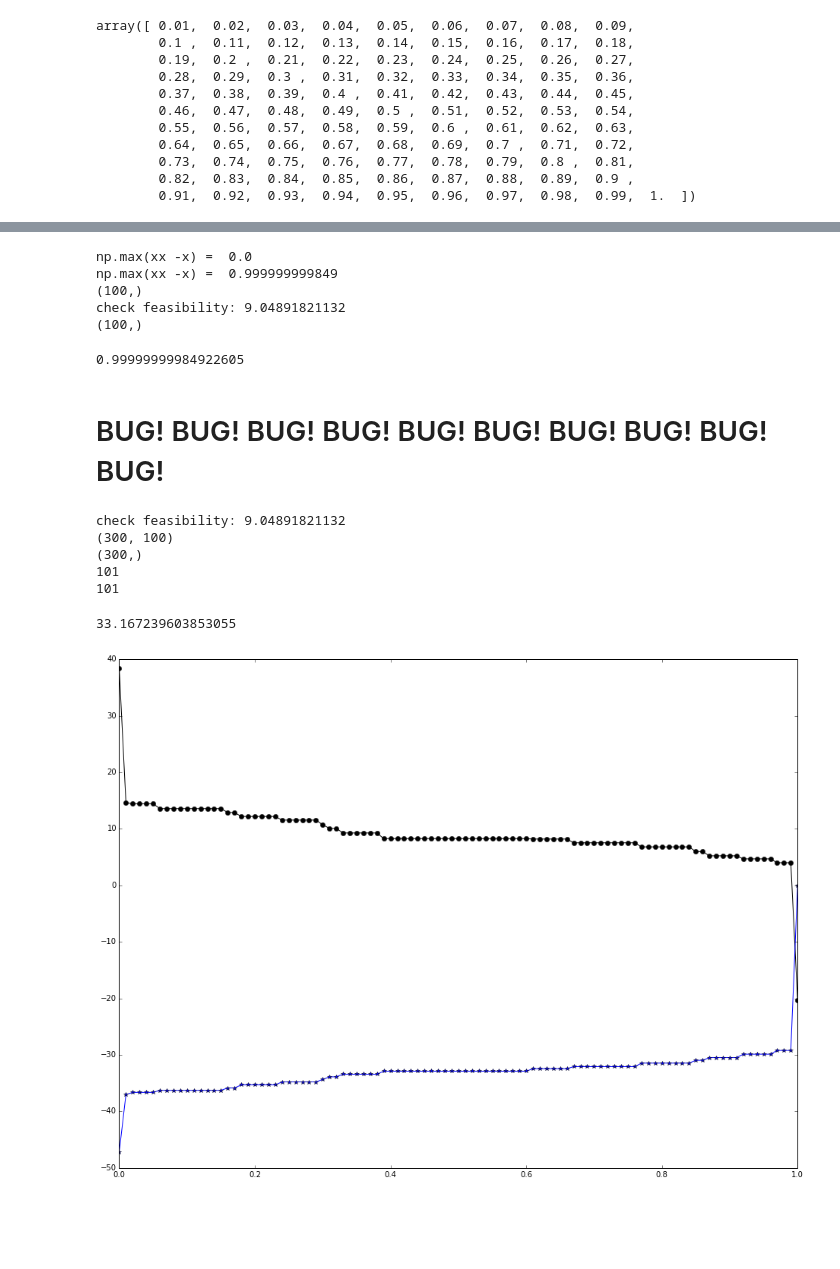
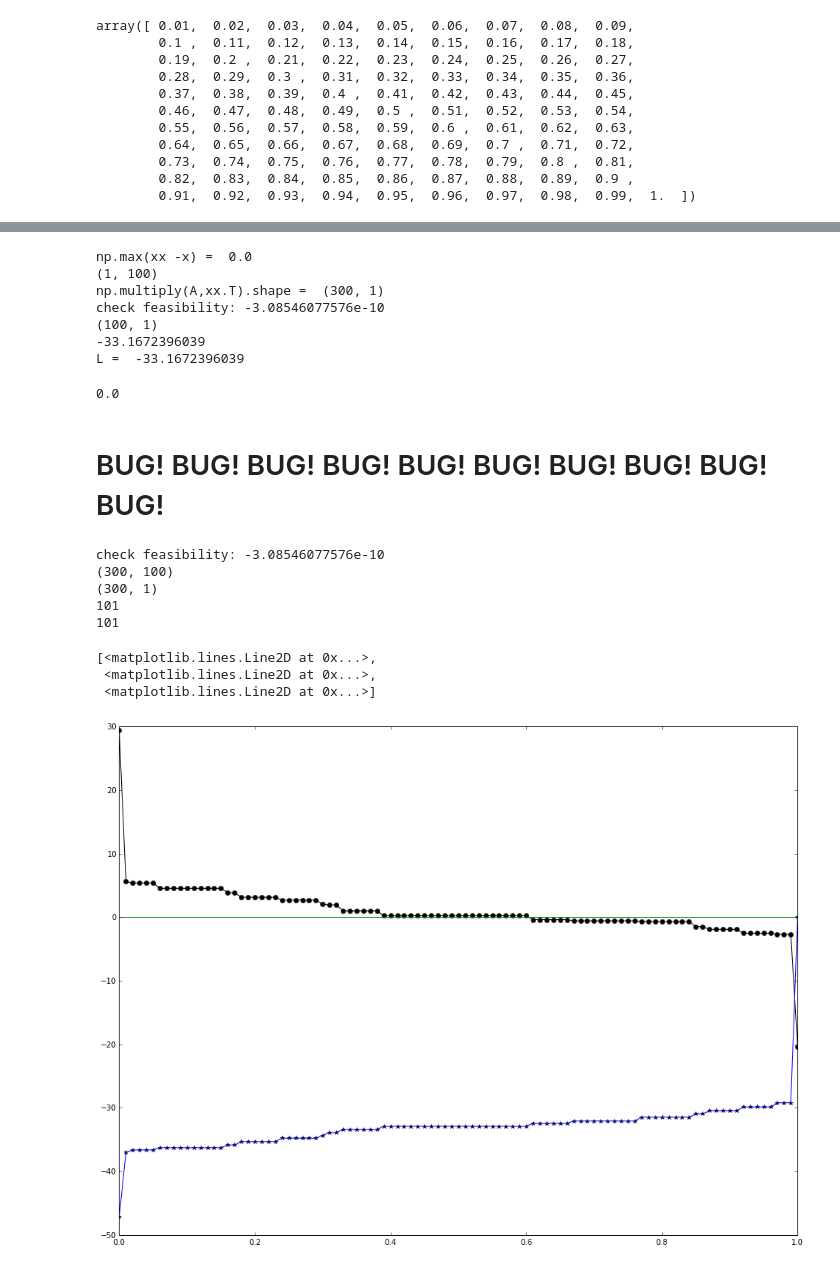
Before and after one commit to c3h3/Learning-Optimization, a Jupyter notebook: cvx101/Hw3.ipynb, the cells around one changed output, grey strips where cells are left out. Drawn from its saved outputs; the diff is of its cells as text; code cells hidden in the pictures; blank space fills up the shorter version.

```diff
--- a/cvx101/Hw3.ipynb
+++ b/cvx101/Hw3.ipynb
@@ -169,29 +151,33 @@ array([ 0.01,  0.02,  0.03,  0.04,  0.05,  0.06,  0.07,  0.08,  0.09,
 # %%
 xx = np.array(x)
 print "np.max(xx -x) = ",np.max(xx -x)
-xx = xx.reshape(n)
-print "np.max(xx -x) = ",np.max(xx -x)
-print xx.shape
+# xx = xx.reshape(n)
+# print "np.max(xx -x) = ",np.max(xx -x)
+print xx.T.shape
+print "np.multiply(A,xx.T).shape = ",np.dot(A,xx).shape
 print "check feasibility:",np.max(np.dot(A,xx) - b)
 
 cc = np.array(c)
 # cc = -np.array(c)
-cc = cc.reshape(n)
+# cc = cc.reshape(n)
 print cc.shape
 
-# print np.dot(xx,cc)
 # L = np.dot(xx,cc)
-# print "L = ",L
+print np.dot(xx.T,cc)[0][0]
+L = np.dot(xx.T,cc)[0][0]
+print "L = ",L
 # %% [output]
 np.max(xx -x) =  0.0
-np.max(xx -x) =  0.999999999849
-(100,)
-check feasibility: 9.04891821132
-(100,)
+(1, 100)
+np.multiply(A,xx.T).shape =  (300, 1)
+check feasibility: -3.08546077576e-10
+(100, 1)
+-33.1672396039
+L =  -33.1672396039
 # %%
 np.max(np.abs(xx - x))
 # %% [output]
-0.99999999984922605
+0.0
 # %% [markdown]
 # BUG! BUG! BUG! BUG! BUG! BUG! BUG! BUG! BUG! BUG!
 # %%
@@ -207,33 +193,40 @@ xx_temp[xx_temp < t] = 0
 print A.shape
 print np.dot(A,xx_temp).shape
 
-U = np.dot(cc, xx_temp)
+U = np.dot(cc.T, xx_temp)
 MCV = np.max(np.dot(A,xx_temp) - b )
 
-U_list = [U]
+U_list = [U[0][0]]
 MCV_list = [MCV]
 
 for t in t_list[1:]:
     xx_temp = xx.copy()
     xx_temp[xx_temp >= t] = 1
     xx_temp[xx_temp < t] = 0
-    U = np.dot(cc, xx_temp)
+    U = np.dot(cc.T, xx_temp)
     MCV = np.max(np.dot(A,xx_temp) - b )
 
-    U_list.append(U)
+    U_list.append(U[0][0])
     MCV_list.append(MCV)
+
+# print U_list
+# print MCV_list
+
+U_list = np.array(U_list)
+MCV_list = np.array(MCV_list)
 
 print len(U_list)
 print len(MCV_list)
 # %% [output]
-check feasibility: 9.04891821132
+check feasibility: -3.08546077576e-10
 (300, 100)
-(300,)
+(300, 1)
 101
 101
 # %%
-pylab.plot(t_list,MCV_list,"-ko",t_list,U_list,"-*")
-U_list[-1] - L
+pylab.plot(t_list,MCV_list,"-ko",t_list,U_list,"-*",t_list,0*t_list,"-",)
 # %% [output]
-33.167239603853055
+[<matplotlib.lines.Line2D at 0x...>,
+ <matplotlib.lines.Line2D at 0x...>,
+ <matplotlib.lines.Line2D at 0x...>]
-[figure, old version]
+[figure, new version]
```
Also changed, not shown: parts of 2 cells of this notebook.
